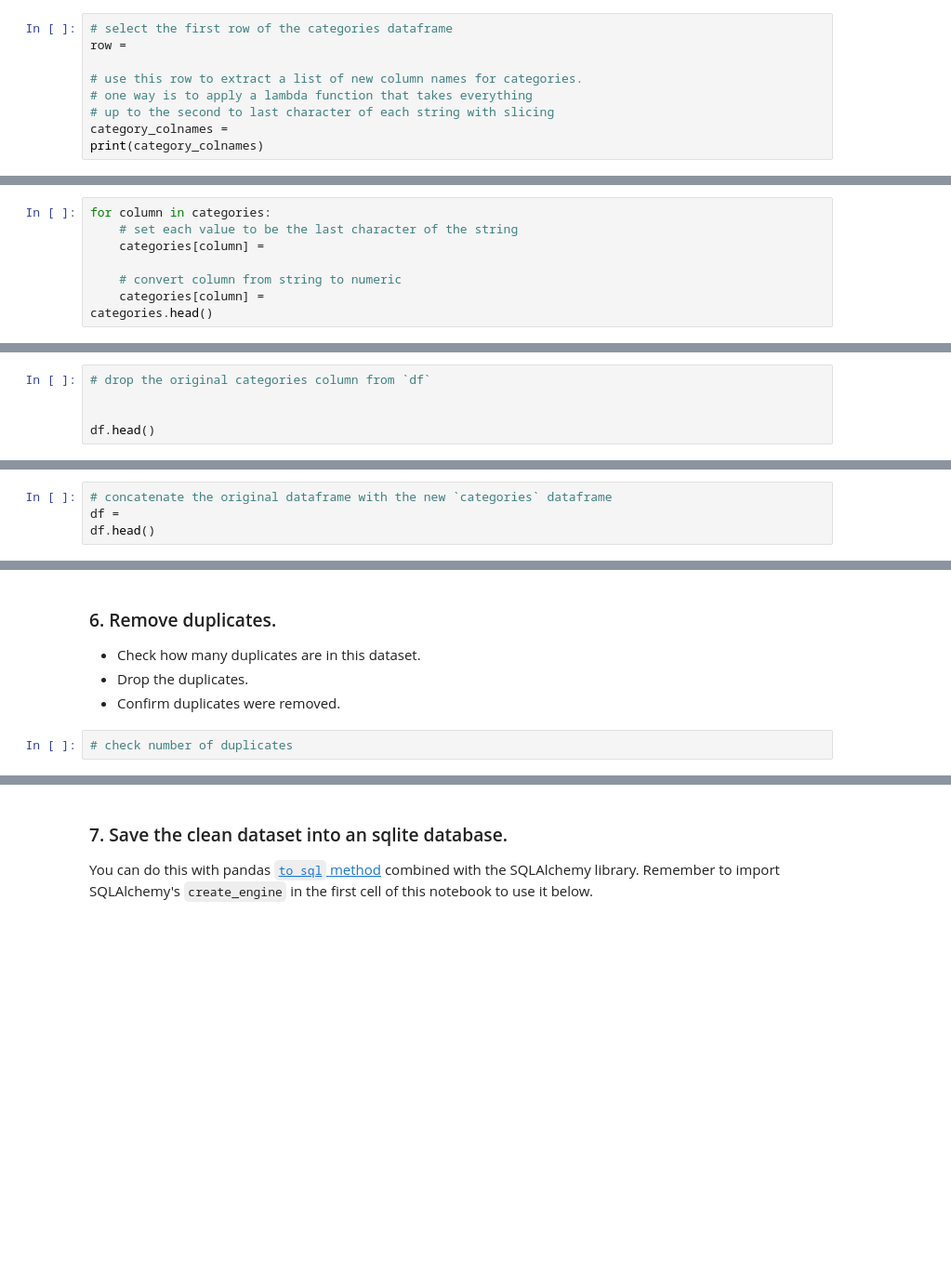
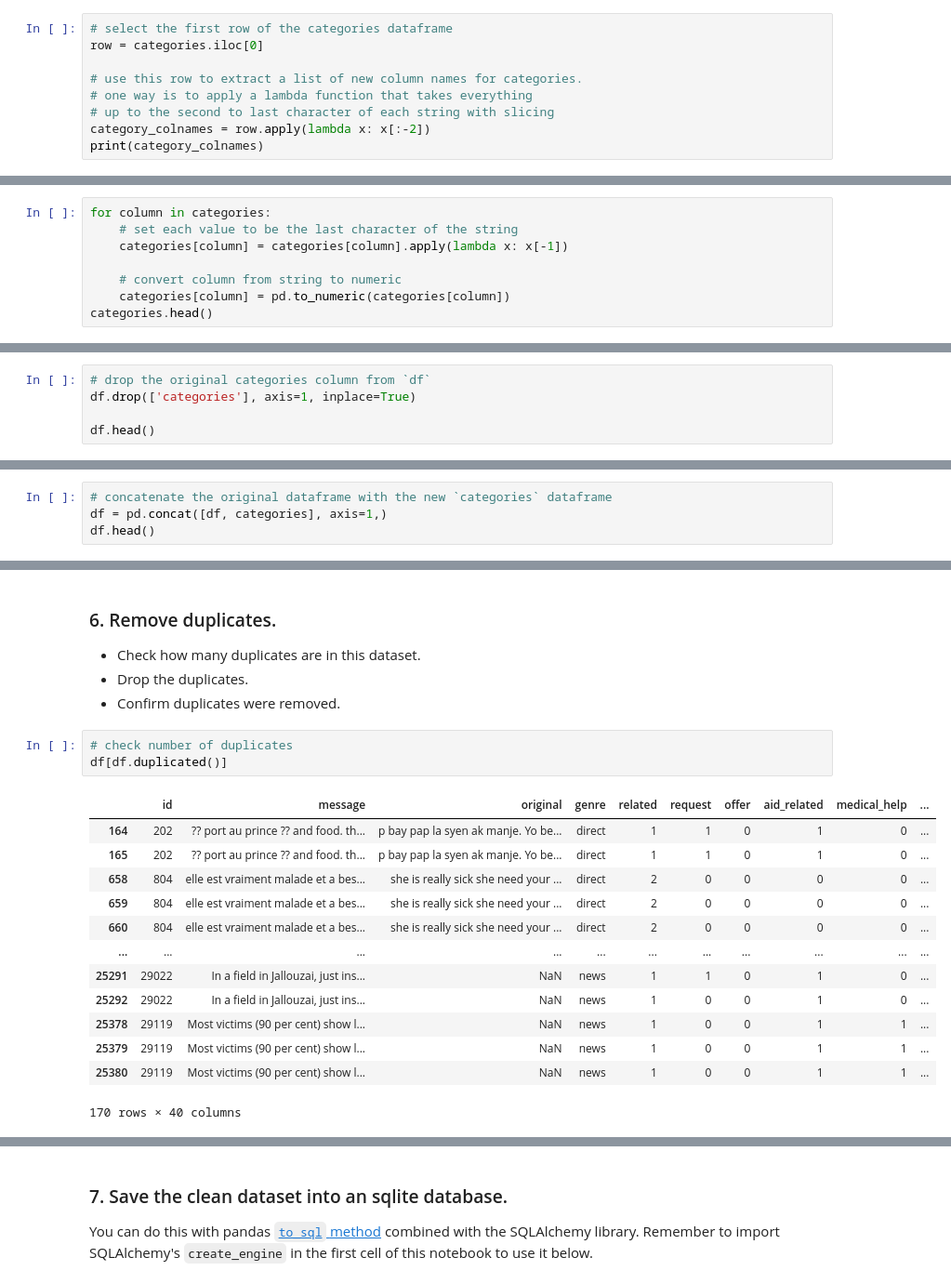
Before and after one commit to ezebunandu/DSND_Disaster_Response_Project, a Jupyter notebook: Exploration Notebooks/ETL Pipeline Preparation.ipynb, the cells around one changed output, grey strips where cells are left out. Shown: that part at 93% size. Cells and saved outputs as stored; diff of their text form; blank space fills up the shorter version.

```diff
--- a/Exploration Notebooks/ETL Pipeline Preparation.ipynb
+++ b/Exploration Notebooks/ETL Pipeline Preparation.ipynb
@@ -38,9 +68,9 @@ categories.head()
 # %%
 # select the first row of the categories dataframe
-row =
+row = categories.iloc[0]
 
 # use this row to extract a list of new column names for categories.
 # one way is to apply a lambda function that takes everything
 # up to the second to last character of each string with slicing
-category_colnames =
+category_colnames = row.apply(lambda x: x[:-2])
 print(category_colnames)
@@ -55,8 +111,8 @@ categories.head()
 # %%
 for column in categories:
     # set each value to be the last character of the string
-    categories[column] =
+    categories[column] = categories[column].apply(lambda x: x[-1])
 
     # convert column from string to numeric
-    categories[column] =
+    categories[column] = pd.to_numeric(categories[column])
 categories.head()
@@ -66,6 +130,6 @@ categories.head()
 - Concatenate df and categories data frames.
 # %%
 # drop the original categories column from `df`
-
+df.drop(['categories'], axis=1, inplace=True)
 
 df.head()
@@ -72,4 +143,4 @@ df.head()
 # %%
 # concatenate the original dataframe with the new `categories` dataframe
-df =
+df = pd.concat([df, categories], axis=1,)
 df.head()
@@ -80,5 +159,20 @@ df.head()
 - Confirm duplicates were removed.
 # %%
 # check number of duplicates
+df[df.duplicated()]
+# %% [output]
+|  | id | message | original | genre | related | request | offer | aid_related | medical_help | ... |
+| 164 | 202 | ?? port au prince ?? and food. th... | p bay pap la syen ak manje. Yo be... | direct | 1 | 1 | 0 | 1 | 0 | ... |
+| 165 | 202 | ?? port au prince ?? and food. th... | p bay pap la syen ak manje. Yo be... | direct | 1 | 1 | 0 | 1 | 0 | ... |
+| 658 | 804 | elle est vraiment malade et a bes... | she is really sick she need your ... | direct | 2 | 0 | 0 | 0 | 0 | ... |
+| 659 | 804 | elle est vraiment malade et a bes... | she is really sick she need your ... | direct | 2 | 0 | 0 | 0 | 0 | ... |
+| 660 | 804 | elle est vraiment malade et a bes... | she is really sick she need your ... | direct | 2 | 0 | 0 | 0 | 0 | ... |
+| ... | ... | ... | ... | ... | ... | ... | ... | ... | ... | ... |
+| 25291 | 29022 | In a field in Jallouzai, just ins... | NaN | news | 1 | 1 | 0 | 1 | 0 | ... |
+| 25292 | 29022 | In a field in Jallouzai, just ins... | NaN | news | 1 | 0 | 0 | 1 | 0 | ... |
+| 25378 | 29119 | Most victims (90 per cent) show l... | NaN | news | 1 | 0 | 0 | 1 | 1 | ... |
+| 25379 | 29119 | Most victims (90 per cent) show l... | NaN | news | 1 | 0 | 0 | 1 | 1 | ... |
+| 25380 | 29119 | Most victims (90 per cent) show l... | NaN | news | 1 | 0 | 0 | 1 | 1 | ... |
+170 rows × 40 columns
 # %%
 # drop duplicates
```
Also changed, not shown: parts of 14 cells of this notebook.
